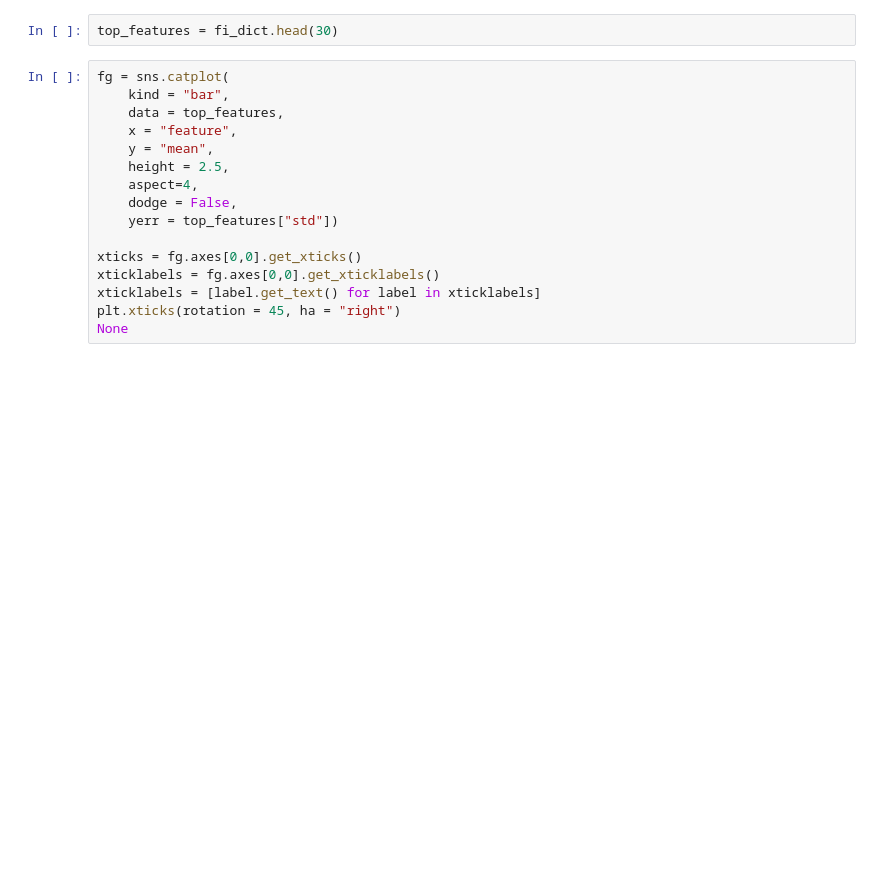
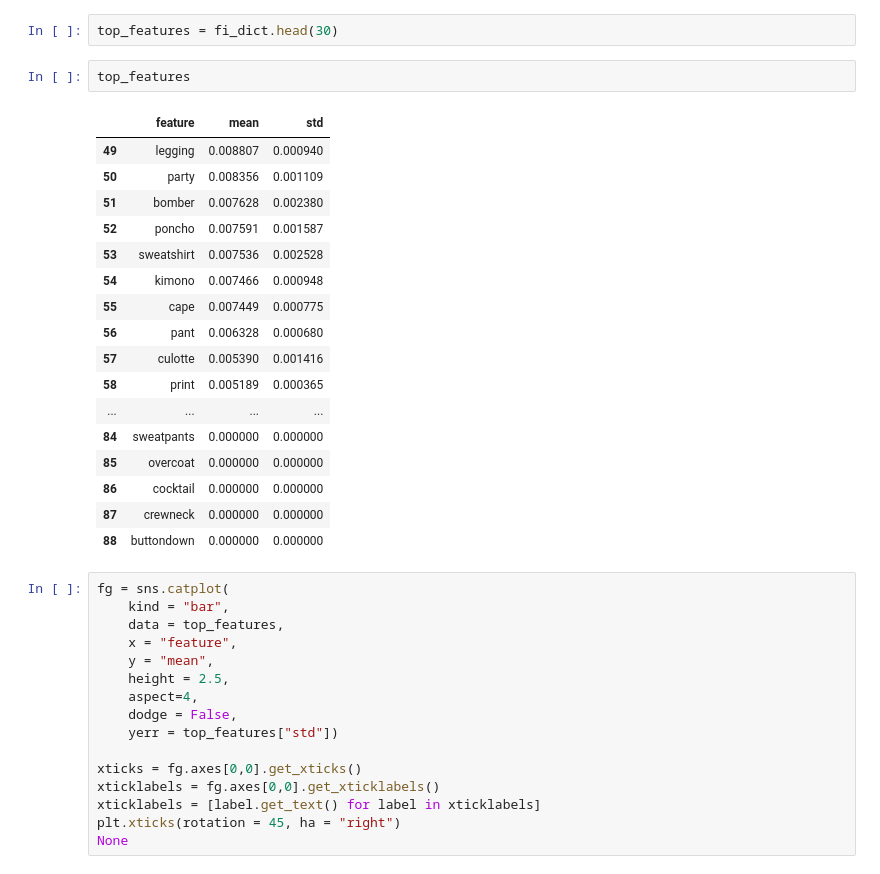
Before and after one commit to gabylorenzi/rtr_analysis, a Jupyter notebook: rtr-analysis.ipynb, the cells around one changed output. Cells and saved outputs as stored; diff of their text form; blank space fills up the shorter version.

```diff
--- a/rtr-analysis.ipynb
+++ b/rtr-analysis.ipynb
@@ -401,6 +408,26 @@ fi_dict[fi_dict['mean']==0]
 fs_remove = ['sweatpants', 'overcoat', 'cocktail', 'crewneck', 'buttondown']
 # %%
 top_features = fi_dict.head(30)
+# %%
+top_features
+# %% [output]
+|  | feature | mean | std |
+| 49 | legging | 0.008807 | 0.000940 |
+| 50 | party | 0.008356 | 0.001109 |
+| 51 | bomber | 0.007628 | 0.002380 |
+| 52 | poncho | 0.007591 | 0.001587 |
+| 53 | sweatshirt | 0.007536 | 0.002528 |
+| 54 | kimono | 0.007466 | 0.000948 |
+| 55 | cape | 0.007449 | 0.000775 |
+| 56 | pant | 0.006328 | 0.000680 |
+| 57 | culotte | 0.005390 | 0.001416 |
+| 58 | print | 0.005189 | 0.000365 |
+| ... | ... | ... | ... |
+| 84 | sweatpants | 0.000000 | 0.000000 |
+| 85 | overcoat | 0.000000 | 0.000000 |
+| 86 | cocktail | 0.000000 | 0.000000 |
+| 87 | crewneck | 0.000000 | 0.000000 |
+| 88 | buttondown | 0.000000 | 0.000000 |
 # %%
 fg = sns.catplot(
     kind = "bar",
```
Also changed, not shown: parts of 18 cells of this notebook, 1 other file.
